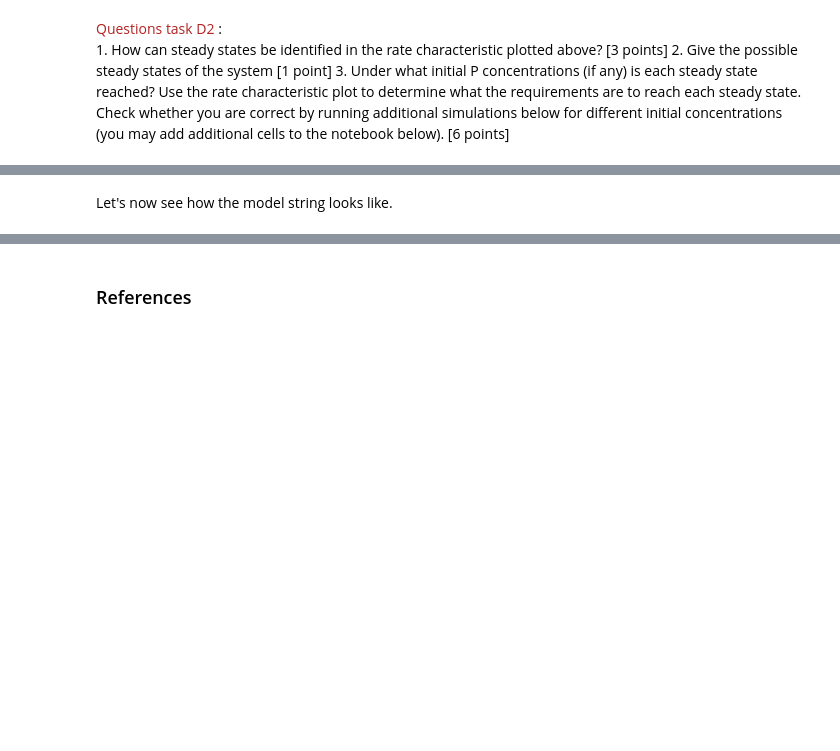
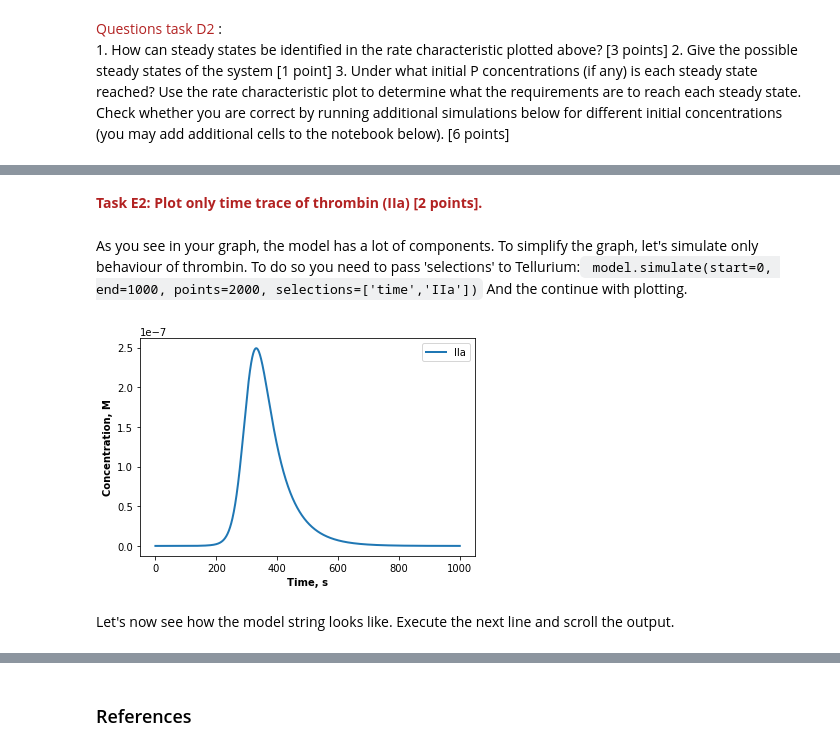
Before and after one commit to A2P2/Tools-of-Sys-Bio_RUG, a Jupyter notebook: 2020_Kinetic_modeling_in_Python_full.ipynb, the cells around one changed output, grey strips where cells are left out. Saved outputs shown, nothing was run; the diff lists cells and outputs as text; code cells hidden in the pictures; blank space fills up the shorter version.

````diff
--- a/2020_Kinetic_modeling_in_Python_full.ipynb
+++ b/2020_Kinetic_modeling_in_Python_full.ipynb
@@ -1031,3 +1034,13 @@ r.plot(result)
+# %% [markdown]
+<font color='firebrick'><b>Task E2: Plot only time trace of thrombin (IIa) [2 points].</b></font><br>
+# %% [markdown]
+As you see in your graph, the model has a lot of components. To simplify the graph, let's simulate only behaviour of thrombin. To do so you need to pass 'selections' to Tellurium:``` model.simulate(start=0, end=1000, points=2000, selections=['time','IIa'])``` And the continue with plotting.
+# %%
+model.resetAll()
+result = model.simulate(start=0, end=1000, points=2000, selections=['time','IIa'])
+model.plot(xtitle='Time, s', ytitle='Concentration, M')
+# %% [output]
+[figure, added]
 # %% [markdown]
-Let's now see how the model string looks like.
+Let's now see how the model string looks like. Execute the next line and scroll the output.
 # %%
````
Also changed, not shown: parts of 43 cells of this notebook.
